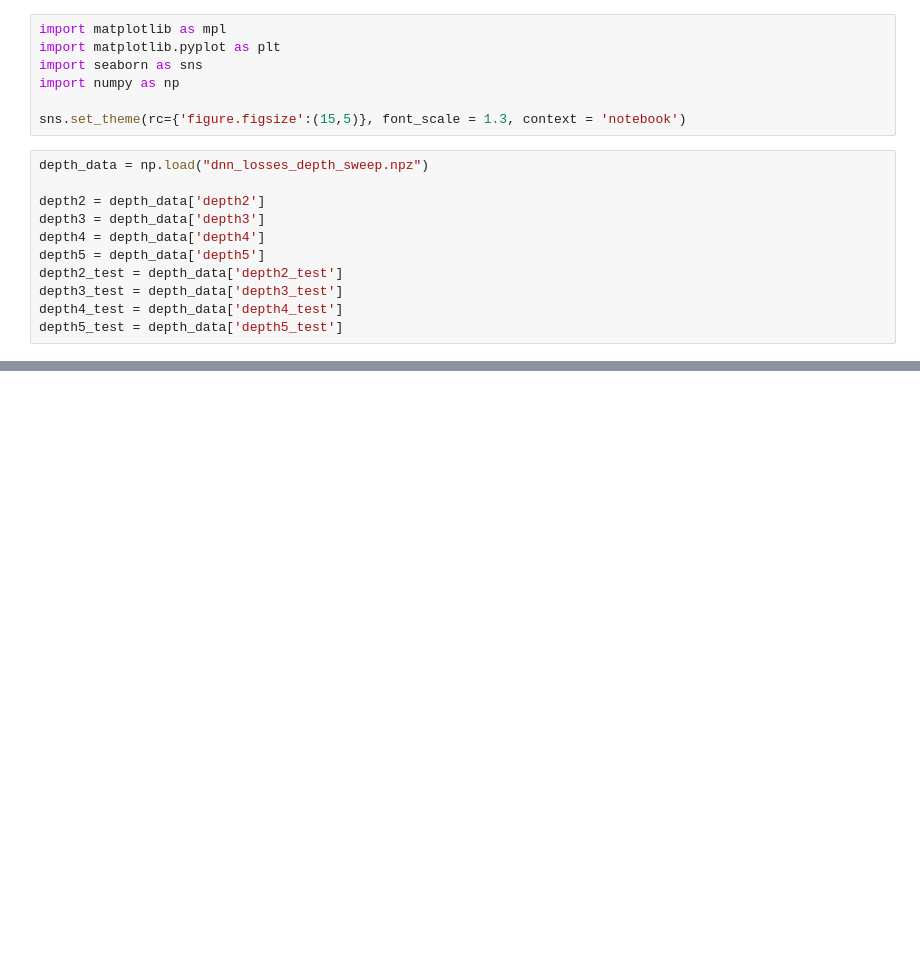
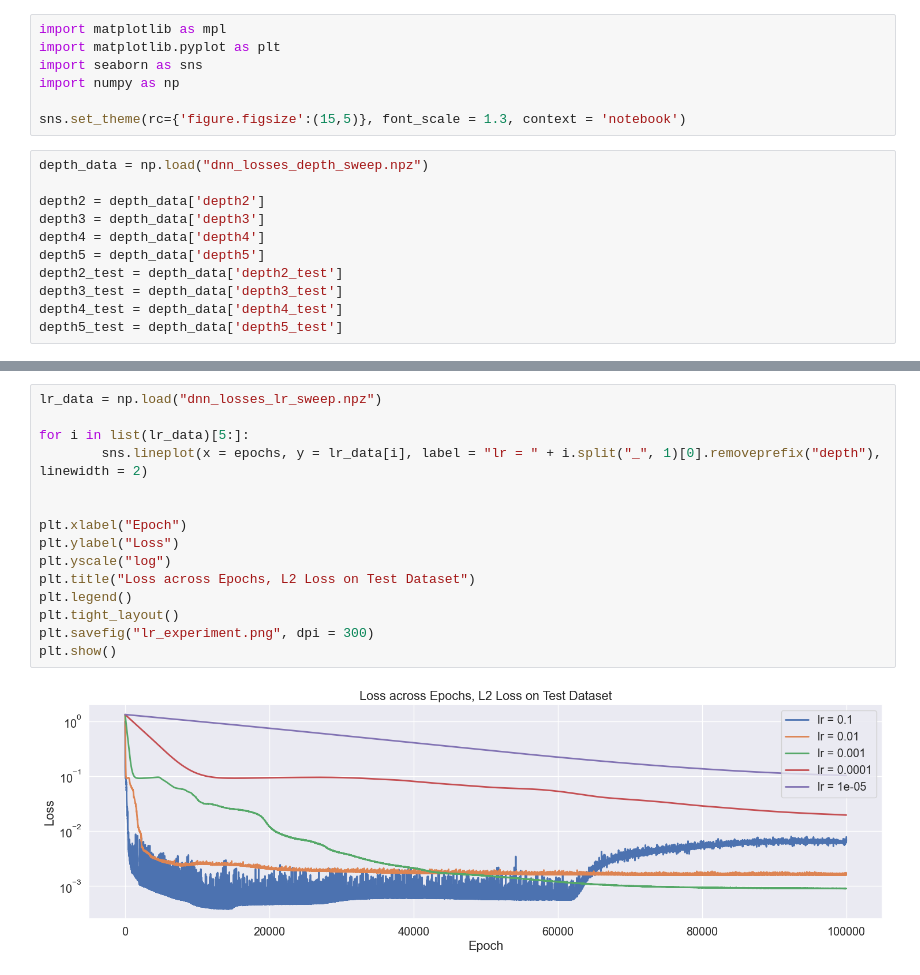
Before and after one commit to outlawhayden/ncsu-sciml, a Jupyter notebook: hw2/render_plots.ipynb, the cells around one changed output, grey strips where cells are left out. Drawn from its saved outputs; the diff is of its cells as text; blank space fills up the shorter version.

```diff
--- a/hw2/render_plots.ipynb
+++ b/hw2/render_plots.ipynb
@@ -35,3 +37,20 @@ plt.show()
+# %%
+lr_data = np.load("dnn_losses_lr_sweep.npz")
+
+for i in list(lr_data)[5:]:
+        sns.lineplot(x = epochs, y = lr_data[i], label = "lr = " + i.split("_", 1)[0].removeprefix("depth"), linewidth = 2)
+
+
+plt.xlabel("Epoch")
+plt.ylabel("Loss")
+plt.yscale("log")
+plt.title("Loss across Epochs, L2 Loss on Test Dataset")
+plt.legend()
+plt.tight_layout()
+plt.savefig("lr_experiment.png", dpi = 300)
+plt.show()
+# %% [output]
+[figure, added]
 # %%
 act_data = np.load("dnn_losses_act_sweep.npz")
 
```
Also changed, not shown: parts of 2 cells of this notebook, 4 other files.
